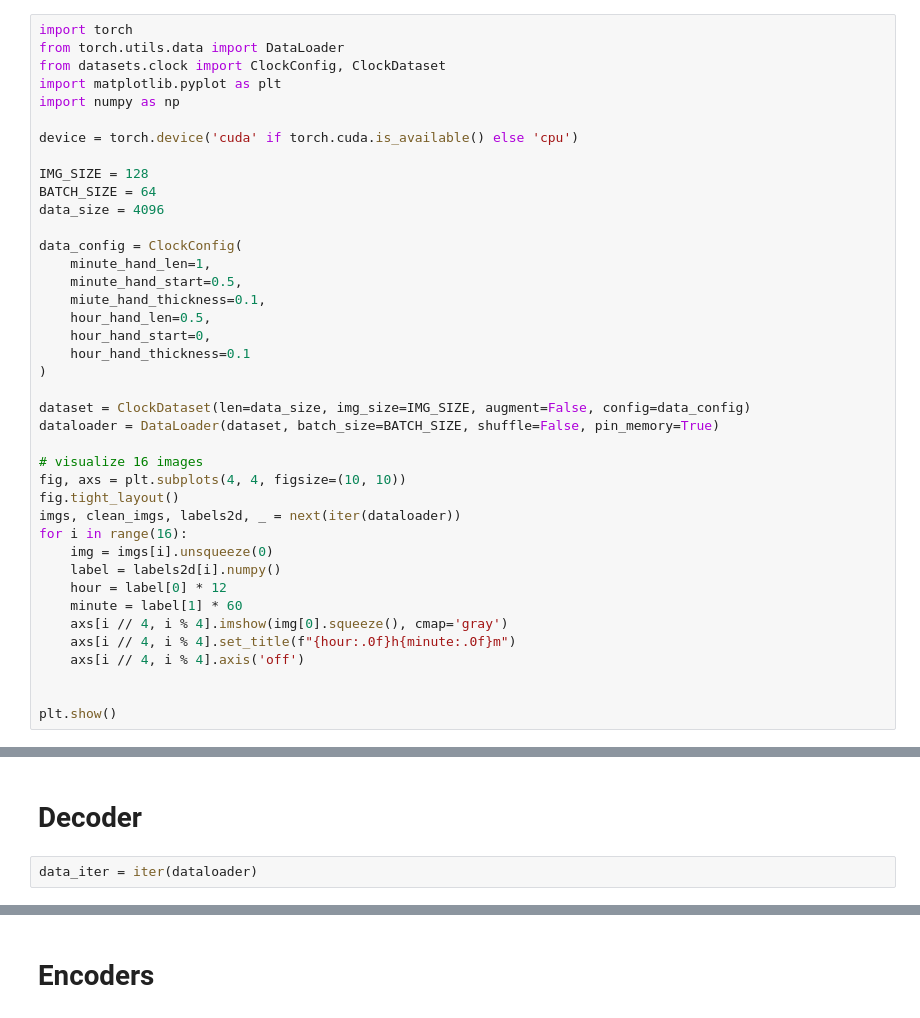
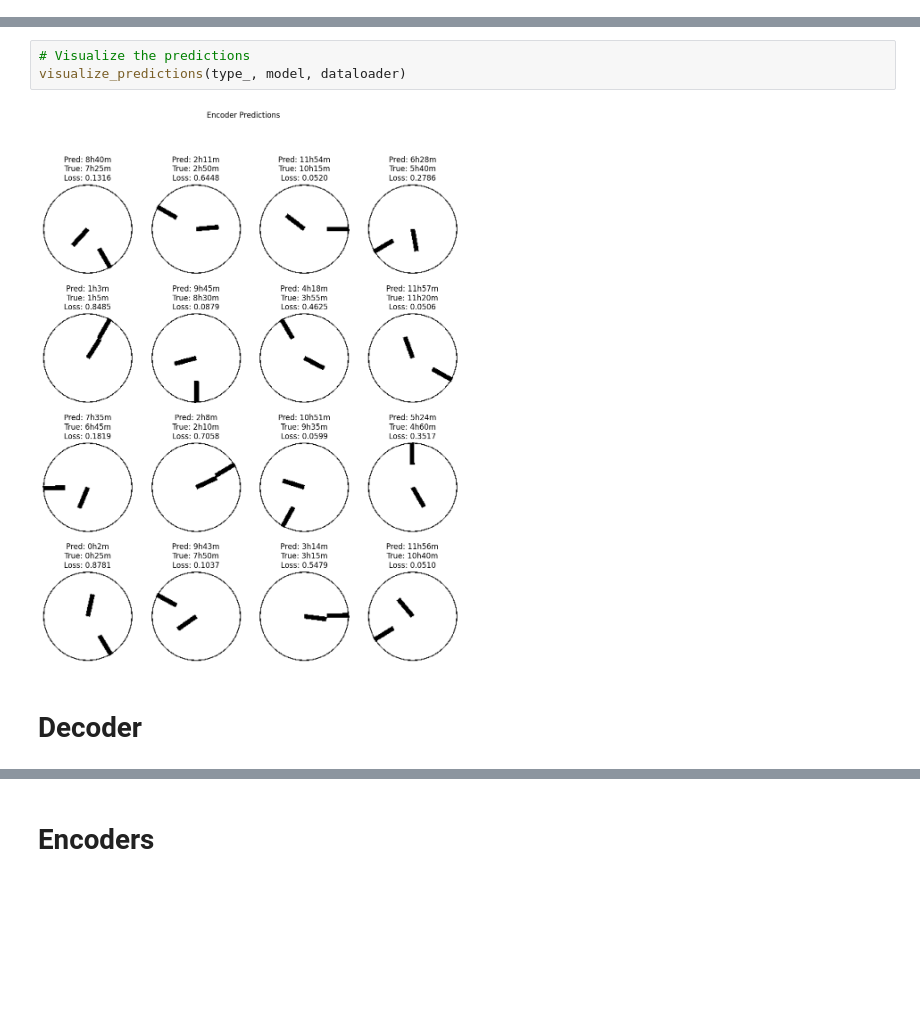
Before and after one commit to uzairname/manifold-learning, a Jupyter notebook: ae.ipynb, the cells around one changed output, grey strips where cells are left out. Drawn from its saved outputs; the diff is of its cells as text; blank space fills up the shorter version.

```diff
--- a/ae.ipynb
+++ b/ae.ipynb
@@ -7,40 +83,0 @@
-# %%
-import torch
-from torch.utils.data import DataLoader
-from datasets.clock import ClockConfig, ClockDataset
-import matplotlib.pyplot as plt
-import numpy as np
-
-device = torch.device('cuda' if torch.cuda.is_available() else 'cpu')
-
-IMG_SIZE = 128
-BATCH_SIZE = 64
-data_size = 4096
-
-data_config = ClockConfig(
-    minute_hand_len=1,
-    minute_hand_start=0.5,
-    miute_hand_thickness=0.1,
-    hour_hand_len=0.5,
-    hour_hand_start=0,
-    hour_hand_thickness=0.1
-)
-
-dataset = ClockDataset(len=data_size, img_size=IMG_SIZE, augment=False, config=data_config)
-dataloader = DataLoader(dataset, batch_size=BATCH_SIZE, shuffle=False, pin_memory=True)
-
-# visualize 16 images
-fig, axs = plt.subplots(4, 4, figsize=(10, 10))
-fig.tight_layout()
-imgs, clean_imgs, labels2d, _ = next(iter(dataloader))
-for i in range(16):
-    img = imgs[i].unsqueeze(0)
-    label = labels2d[i].numpy()
-    hour = label[0] * 12
-    minute = label[1] * 60
-    axs[i // 4, i % 4].imshow(img[0].squeeze(), cmap='gray')
-    axs[i // 4, i % 4].set_title(f"{hour:.0f}h{minute:.0f}m")
-    axs[i // 4, i % 4].axis('off')
-
-
-plt.show()
@@ -196,4 +84,7 @@ if type_ == 'autoencoder':
+# %%
+# Visualize the predictions
+visualize_predictions(type_, model, dataloader)
+# %% [output]
+[figure, added]
 # %% [markdown]
 # Decoder
-# %%
-data_iter = iter(dataloader)
```
Also changed, not shown: parts of 26 cells of this notebook, 11 other files.
